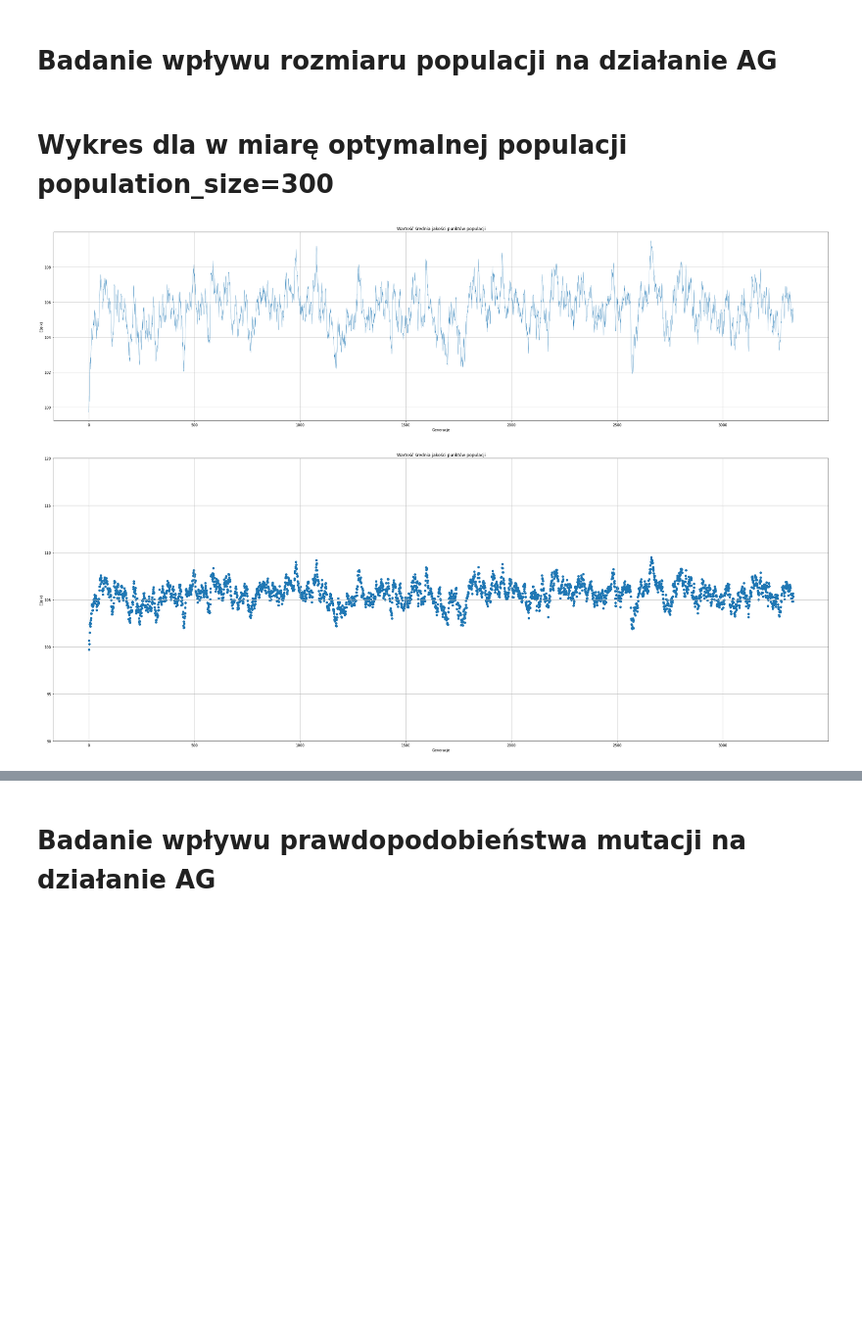
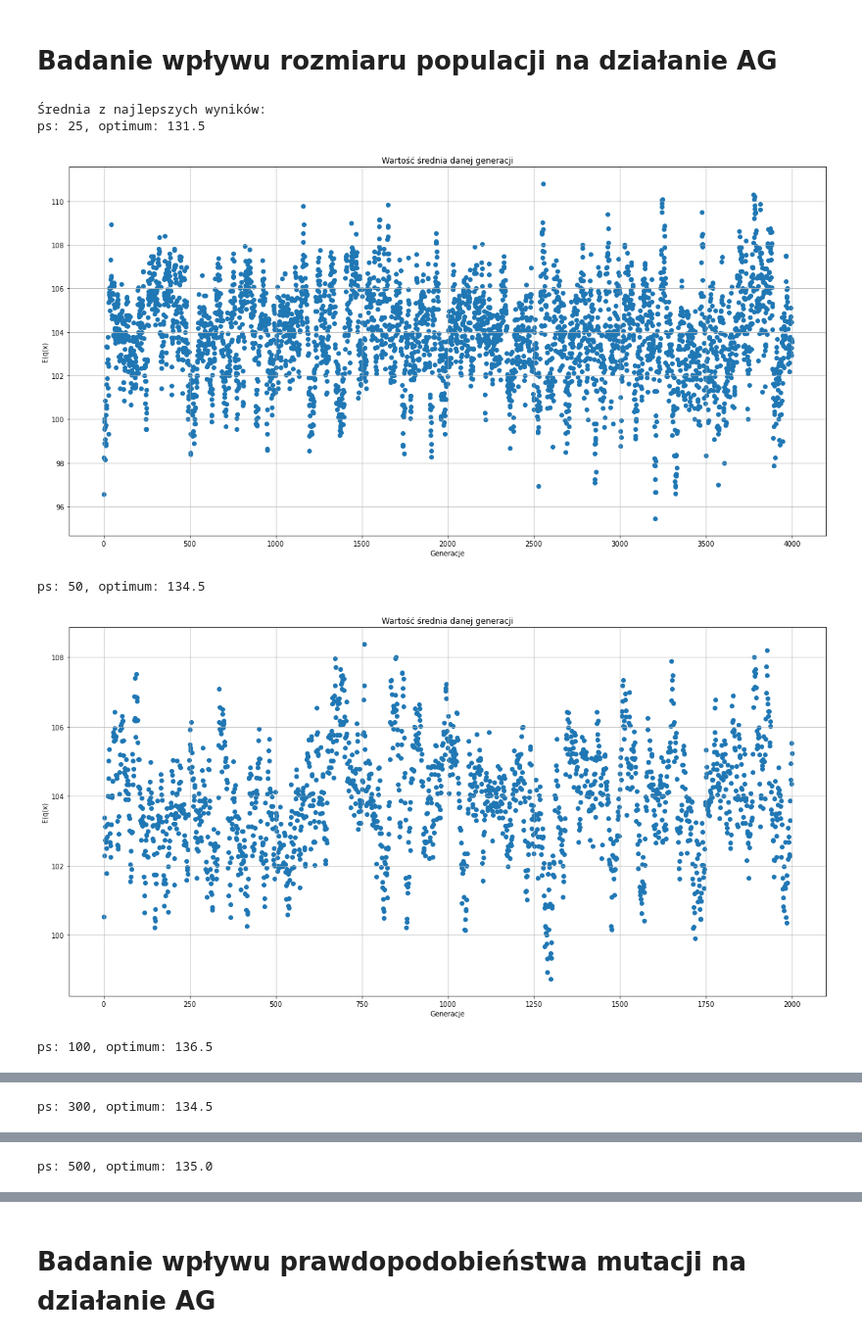
Before and after one commit to brusmichal/Genetic_Algorithm, a Jupyter notebook: genetic_algorithm.ipynb, the cells around one changed output, grey strips where cells are left out. Shown at 98% size. Drawn from its saved outputs; the diff is of its cells as text; code cells hidden in the pictures; blank space fills up the shorter version.

Commit message:
added tests and fixed reproduction

```diff
--- a/genetic_algorithm.ipynb
+++ b/genetic_algorithm.ipynb
@@ -143,5 +147,4 @@ print(f"Historia średnich dla generacji: {mean}")
 # %%
-total_budget = 10**5
-populations = np.array([100, 500, 1000, 2500, 5000])
+populations = np.array([25, 50, 100, 300, 500])
 p_mutations = np.array([0.2, 0.1, 0.05, 0.01, 0.005])
 p_crossovers = np.array([0.9, 0.75, 0.6, 0.5, 0.25])
@@ -163,19 +200,9 @@ for k in range(5):
-# %% [markdown]
-# Wykres dla w miarę optymalnej populacji population_size=300
-# %%
-example_result = genetic_algorithm(profit_function, 0.05, 0.75, 300, total_budget)
-# %% [output]
-[figure, removed]
-# %%
-y = example_result[3]
-x = np.arange(len(y))
-plt.figure(figsize=(40, 15))
-plt.scatter(x, y)
-plt.title("Wartość średnia jakości punktów populacji")
-plt.xlabel("Generacje")
-plt.ylabel("E(q(x)")
-plt.ylim(90, 120)
-plt.grid(b=True)
-plt.show()
-# %% [output]
-[figure, removed]
+# %%
+test("ps", populations, 25)
+# %% [output]
+Średnia z najlepszych wyników:
+ps: 25, optimum: 131.5
+[figure, added]
+ps: 50, optimum: 134.5
+[figure, added]
+ps: 100, optimum: 136.5
@@ -181,0 +210 @@ plt.show()
+ps: 300, optimum: 134.5
@@ -181,0 +212 @@ plt.show()
+ps: 500, optimum: 135.0
```
Also changed, not shown: parts of 31 cells of this notebook, 2 other files.
